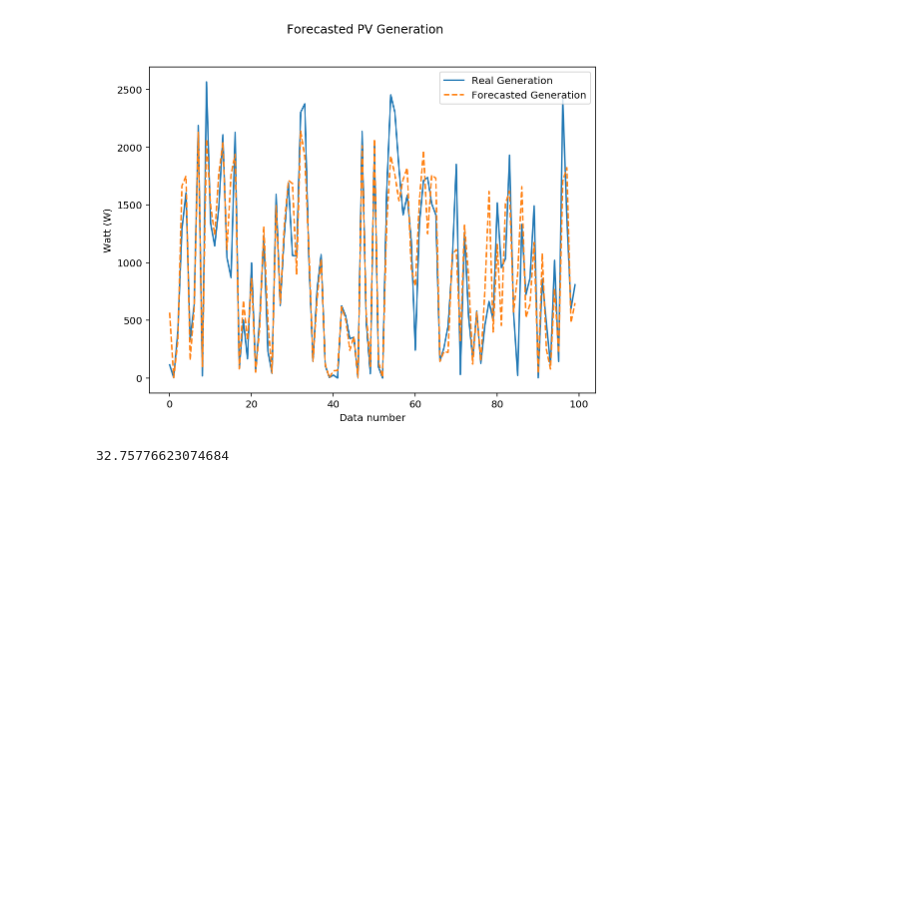
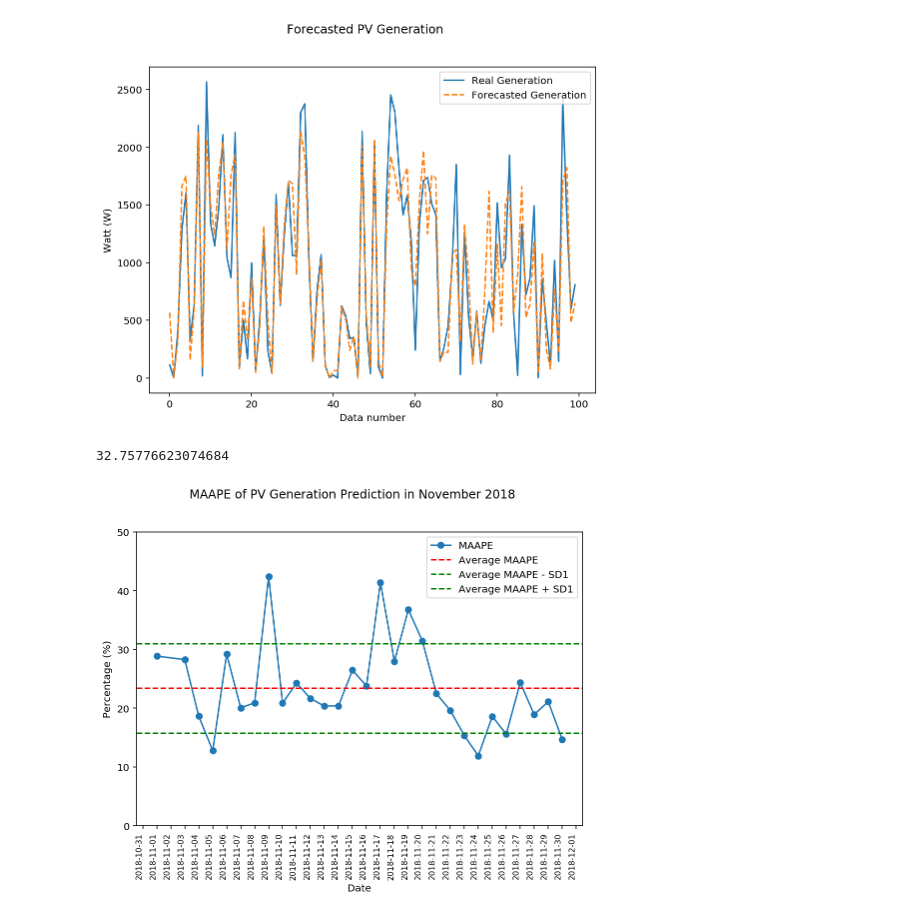
Before and after one commit to TongIDC/Senior-Project, a Jupyter notebook: Gen 30 days.ipynb, the cells around one changed output. Cells and saved outputs as stored; diff of their text form; code cells hidden in the pictures; blank space fills up the shorter version.

```diff
--- a/Gen 30 days.ipynb
+++ b/Gen 30 days.ipynb
@@ -524,3 +552,48 @@ plt.show()
 result["MAAPE"].mean()
 # %% [output]
 32.75776623074684
+# %%
+dfNov= pd.read_csv("MAAPE_Nov.csv")
+# %%
+dfNov["Date"] = pd.to_datetime(dfNov["Date"])
+# %%
+dfNov.set_index(dfNov["Date"], inplace=True)
+# %%
+fig, ax = plt.subplots()
+
+day = mdates.DayLocator(interval = 1)
+myFmt = mdates.DateFormatter('%Y-%m-%d')
+
+dfNov["MAAPE"].plot(ax = ax, x_compat=True ,marker='o')
+#Then tick and format with matplotlib:
+y_mean = dfNov["MAAPE"].mean()
+y_sd = dfNov["MAAPE"].std()
+plt.axhline(y=y_mean, label='Average MAAPE', linestyle='--', color='red')
+plt.axhline(y=y_mean - y_sd, label='Average MAAPE - SD1', linestyle='--', color='green')
+plt.axhline(y=y_mean + y_sd, label='Average MAAPE + SD1', linestyle='--', color='green')
+
+ax.xaxis.set_major_locator(day)
+ax.xaxis.set_major_formatter(myFmt)
+fig.autofmt_xdate()
+plt.xticks(rotation='vertical', fontsize = 8)
+ax.set_ylim(ymin=0, ymax=50)
+legend = ax.legend(loc='best')
+plt.ylabel('Percentage (%)')
+plt.suptitle('MAAPE of PV Generation Prediction in November 2018')
+
+ax2 = ax.twinx()
+ax2.set_ylim(ax.get_ylim())
+ax2.set_yticks()
+ax2.set_yticklabels()
+
+# Get current size
+fig_size = plt.rcParams["figure.figsize"]
+
+# Set figure width to 12 and height to 9
+fig_size[0] = 8
+fig_size[1] = 6
+plt.rcParams["figure.figsize"] = fig_size
+plt.savefig('MAAPE_Nov.png')
+#plt.show()
+# %% [output]
+[figure, added]
```
Also changed, not shown: parts of 6 cells of this notebook, 5 other files.
